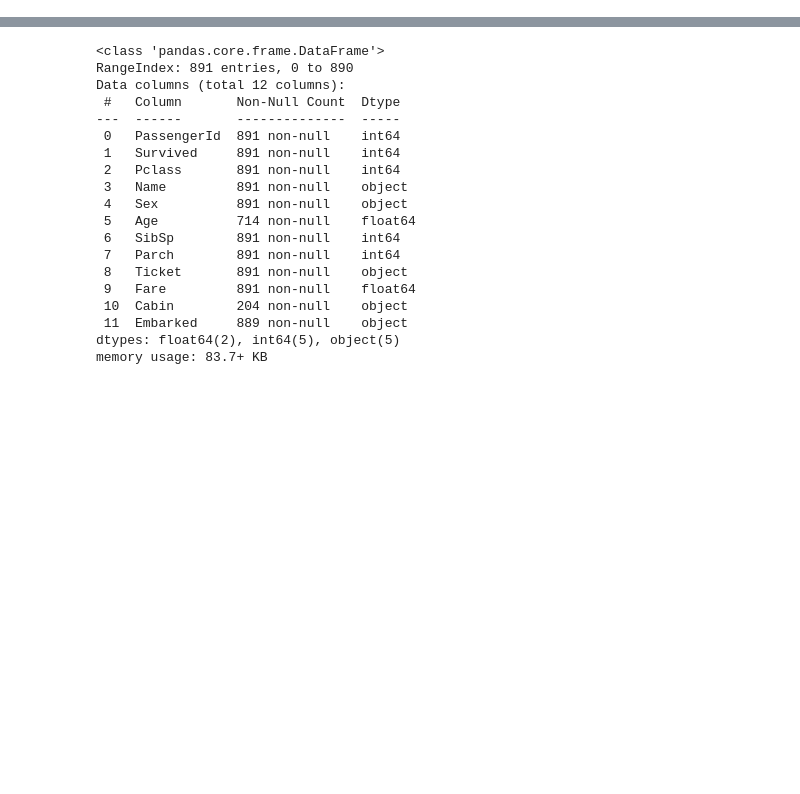
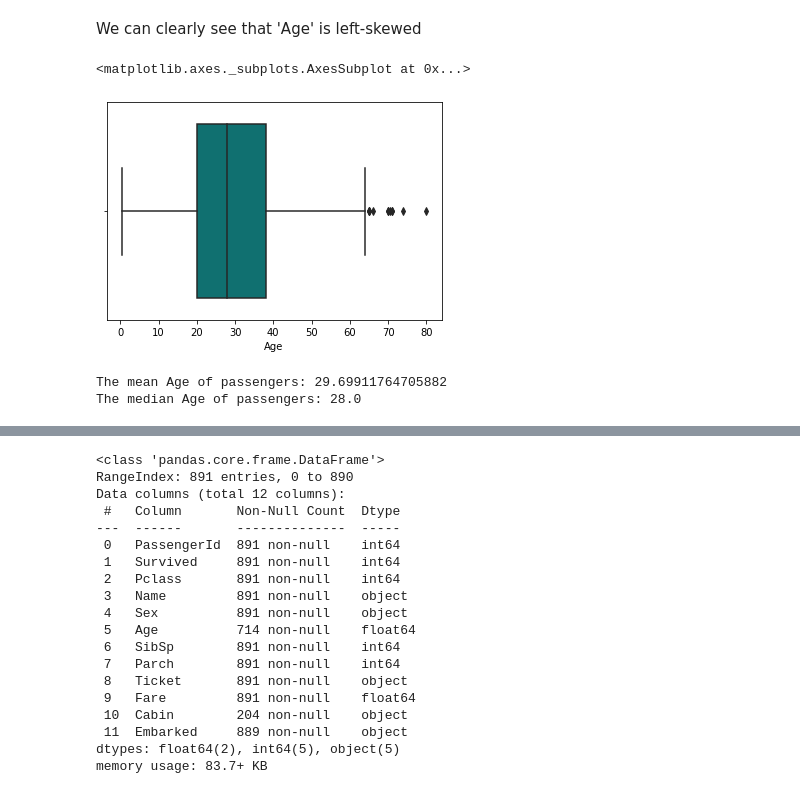
Before and after one commit to Benjamindavid03/MachineLearning, a Jupyter notebook: titanic_DA.ipynb, the cells around one changed output, grey strips where cells are left out. Cells and saved outputs as stored; diff of their text form; code cells hidden in the pictures; blank space fills up the shorter version.

```diff
--- a/titanic_DA.ipynb
+++ b/titanic_DA.ipynb
@@ -20,0 +74,13 @@ data.head()
+# %% [markdown]
+We can clearly see that 'Age' is left-skewed
+# %%
+sns.boxplot(x=df['Age'], color='teal')
+# %% [output]
+<matplotlib.axes._subplots.AxesSubplot at 0x...>
+[figure, added]
+# %%
+print("The mean Age of passengers:", df['Age'].mean())
+print("The median Age of passengers:",df['Age'].median())
+# %% [output]
+The mean Age of passengers: 29.69911764705882
+The median Age of passengers: 28.0
```
Also changed, not shown: parts of 41 cells of this notebook.
